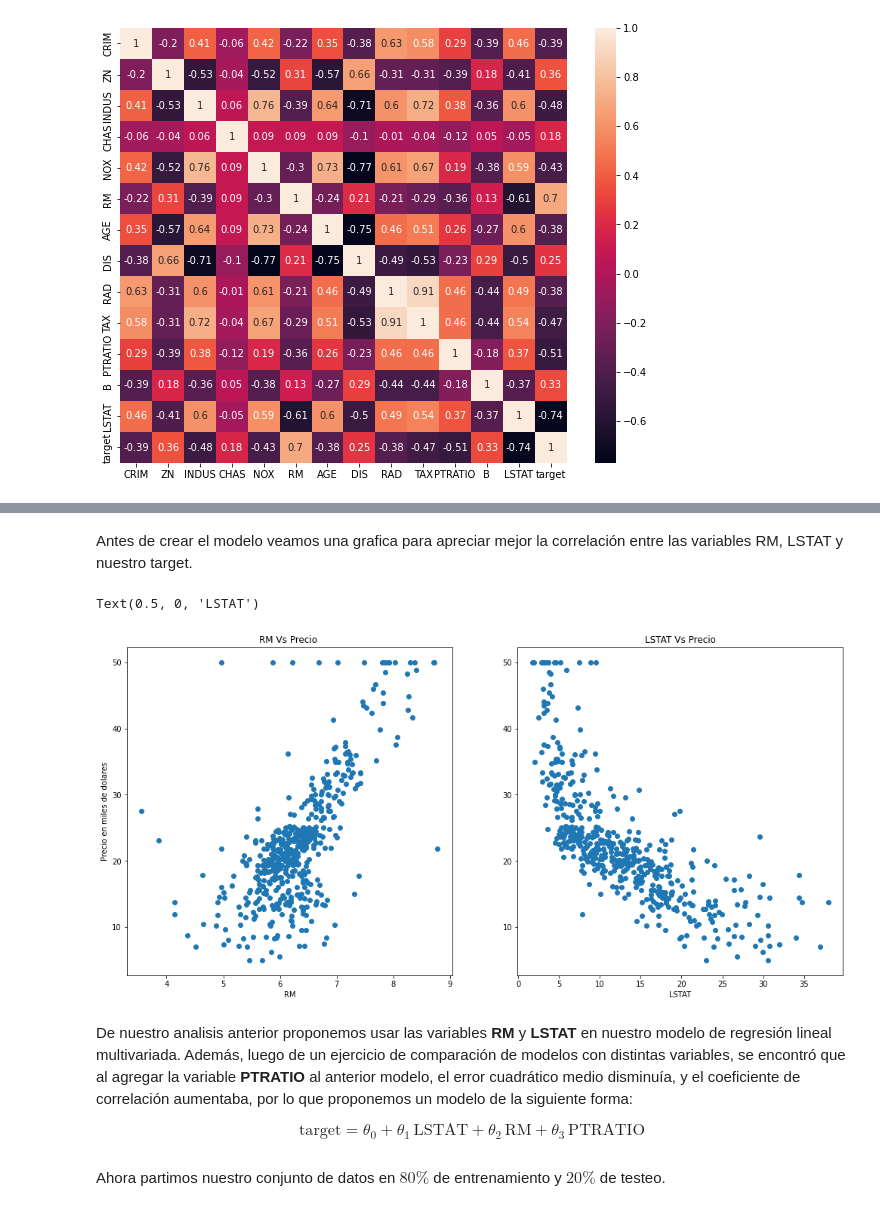
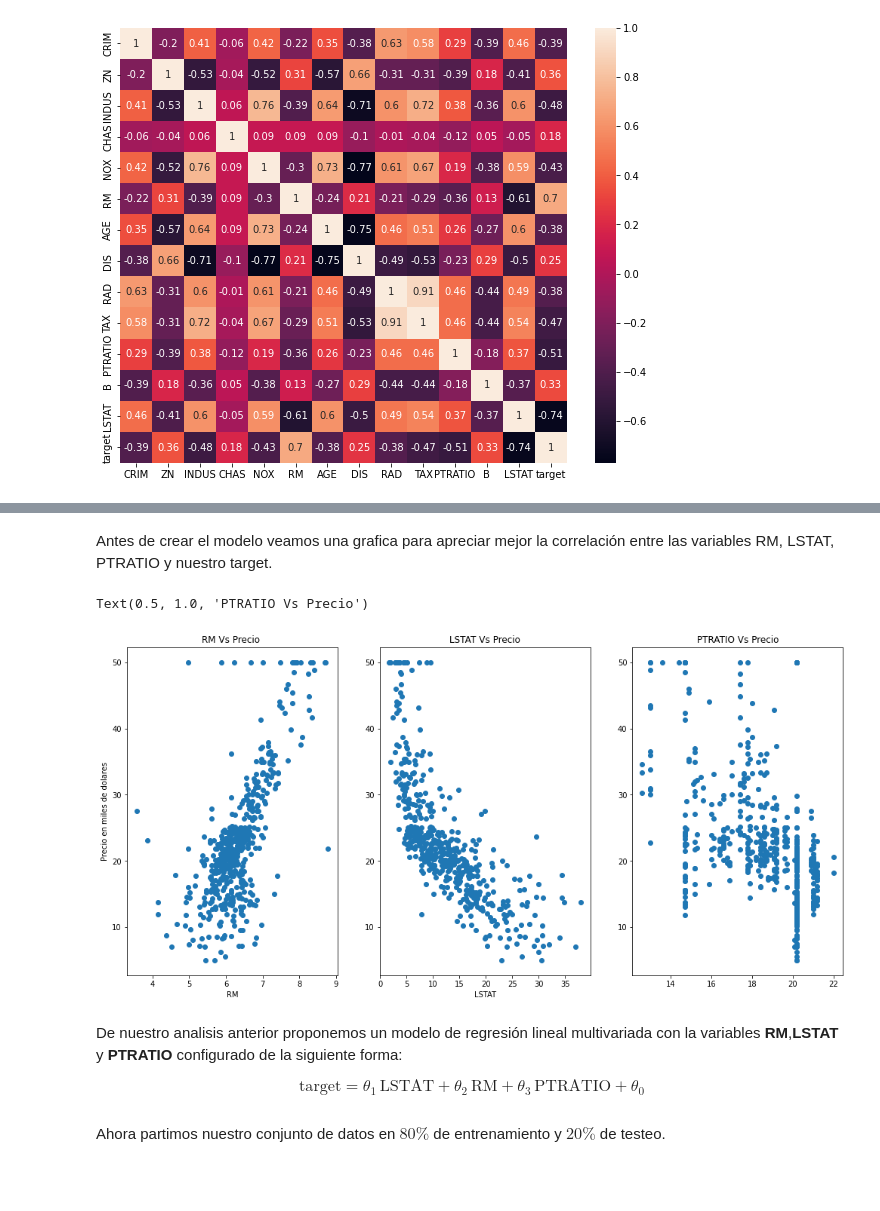
Before and after one commit to rafacabrera7/Proyecto1_AED_MS, a Jupyter notebook: Proyecto 1.ipynb, the cells around one changed output, grey strips where cells are left out. Saved outputs shown, nothing was run; the diff lists cells and outputs as text; code cells hidden in the pictures; blank space fills up the shorter version.

```diff
--- a/Proyecto 1.ipynb
+++ b/Proyecto 1.ipynb
@@ -99,21 +88,23 @@ De nuestra matriz de correlación podemos ver que la variable **RM** tiene una c
 $$\kappa(X)=\sqrt{\displaystyle{\lambda_{máx}(X^{T}X)\over \lambda_{mín}(X^{T}X)}}\, \in [1,\infty)$$
 donde $\lambda$ representa los eigenvalores de la matriz $X^{T}X$, el número de mal condicionamiento o número kappa da una idea de que tan mal condicionada está la matriz de diseño, en [2] podemos ver que para $\kappa(X)=1$ tenemos una matriz perfectamente condicionada, es decir que la colinealidad no está presente, para valores entre [5,10] son considerados como aceptables o posee un mal condicionamiento leve, si $\kappa \to \infty $ el mal condicionamiento tendera a ser más alto.
 # %% [markdown]
-Antes de crear el modelo veamos una grafica para apreciar mejor la correlación entre las variables RM, LSTAT y nuestro target.
+Antes de crear el modelo veamos una grafica para apreciar mejor la correlación entre las variables RM, LSTAT, PTRATIO y nuestro target.
 # %%
-fig, (ax1, ax2) = plt.subplots(1, 2,figsize=(17,8))
+fig, (ax1, ax2,ax3) = plt.subplots(1, 3,figsize=(17,8))
 ax1.scatter(boston['RM'], boston['target'])
 ax1.set_title("RM Vs Precio ")
 ax1.set_xlabel("RM")
 ax1.set_ylabel("Precio en miles de dolares")
 ax2.scatter(boston['LSTAT'], boston['target'])
 ax2.set_title("LSTAT Vs Precio")
 ax2.set_xlabel("LSTAT")
+ax3.scatter(boston['PTRATIO'],boston['target'])
+ax3.set_title("PTRATIO Vs Precio")
 # %% [output]
-Text(0.5, 0, 'LSTAT')
+Text(0.5, 1.0, 'PTRATIO Vs Precio')
-[figure, old version]
+[figure, new version]
 # %% [markdown]
-De nuestro analisis anterior proponemos usar las variables **RM** y **LSTAT** en nuestro modelo de regresión lineal multivariada. Además, luego de un ejercicio de comparación de modelos con distintas variables, se encontró que al agregar la variable **PTRATIO** al anterior modelo, el error cuadrático medio disminuía, y el coeficiente de correlación aumentaba, por lo que proponemos un modelo de la siguiente forma:
+De nuestro analisis anterior proponemos un modelo de regresión lineal multivariada con la variables **RM**,**LSTAT** y **PTRATIO** configurado de la siguiente forma:
 
-$$\text{target} = \theta_{0} + \theta_{1} \,\text{LSTAT} + \theta_{2}\,\text{RM} + \theta_{3}\,\text{PTRATIO}$$
+$$\text{target} = \theta_{1} \,\text{LSTAT} + \theta_{2}\,\text{RM} + \theta_{3}\, \text{PTRATIO} +\theta_{0}$$
 # %%
```
Also changed, not shown: parts of 19 cells of this notebook.
